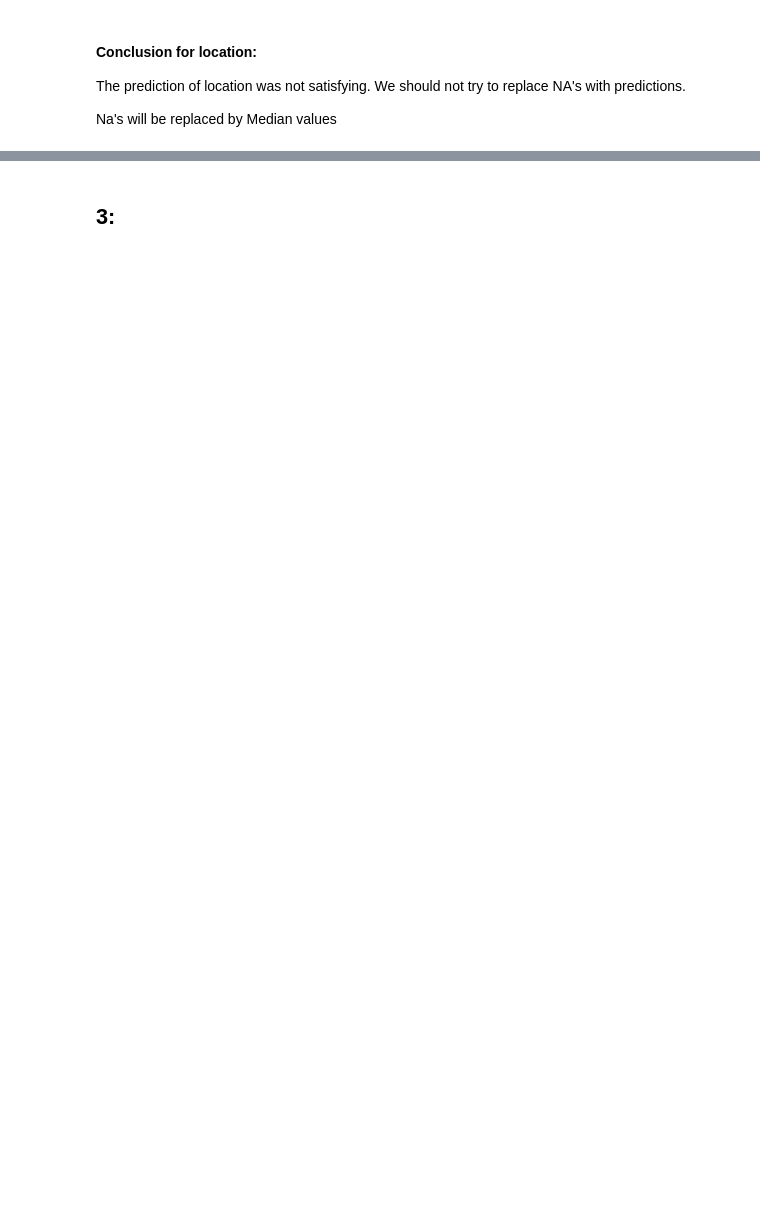
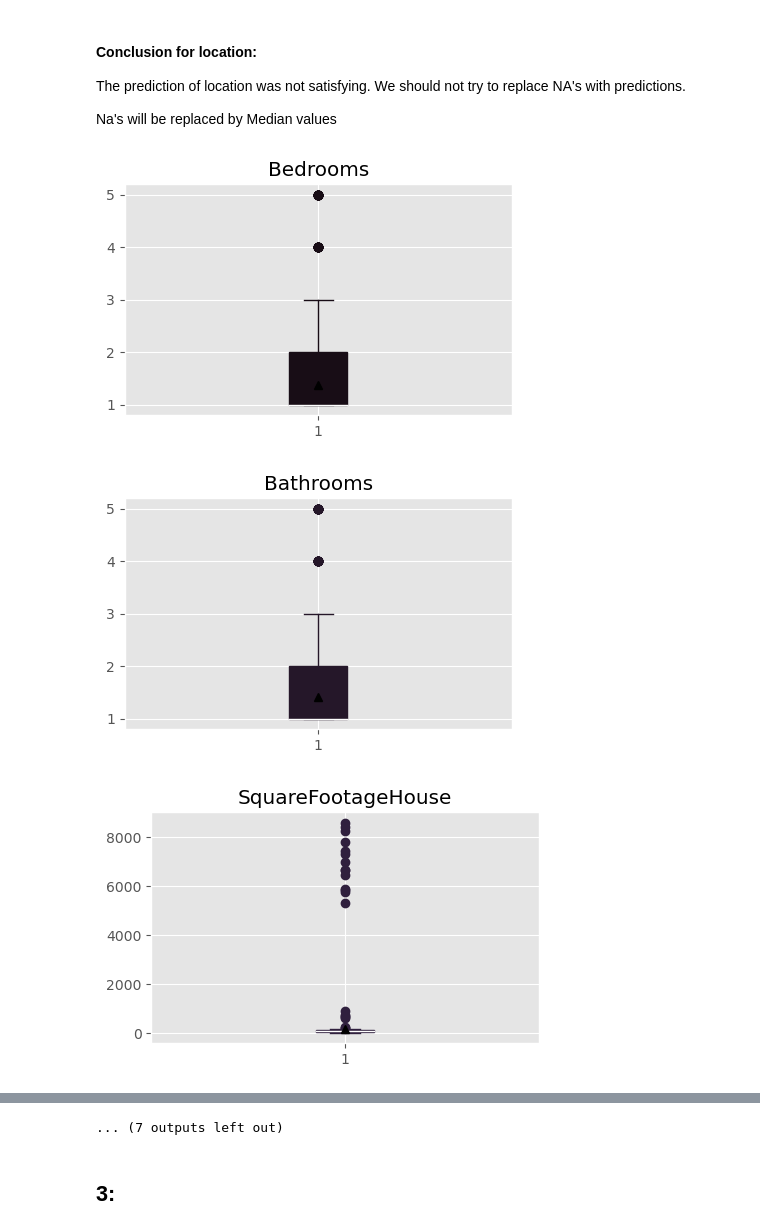
Before and after one commit to NiksSsSsSsSsS/KDDM1, a Jupyter notebook: Group Project, Group 17, EDA & Data Preprocessing.ipynb, the cells around one changed output, grey strips where cells are left out. Cells and saved outputs as stored; diff of their text form; code cells hidden in the pictures; blank space fills up the shorter version.

```diff
--- a/Group Project, Group 17, EDA & Data Preprocessing.ipynb
+++ b/Group Project, Group 17, EDA & Data Preprocessing.ipynb
@@ -485,3 +574,29 @@ df_float = df[float_columns]
 df_median = df_float.fillna(df_float.median())
 # %%
 df = df_median.copy()
+# %%
+palette = sns.color_palette("mako", len(df.columns))
+
+# Iterate over the selected columns and create box plots
+for i, col in enumerate(df.columns):
+    data = df[[col]]
+    plt.figure(figsize=(5, 3))
+
+    # Create a boxplot with the chosen color and showing the mean
+    plt.boxplot(data, showmeans=True, patch_artist=True,
+                boxprops=dict(facecolor=palette[i % len(palette)], color=palette[i % len(palette)]),
+                whiskerprops=dict(color=palette[i % len(palette)]),
+                capprops=dict(color=palette[i % len(palette)]),
+                flierprops=dict(markerfacecolor=palette[i % len(palette)], markeredgecolor=palette[i % len(palette)]),
+                medianprops=dict(color='white'),
+                meanprops=dict(markerfacecolor='black', markeredgecolor='black'))
+
+    # Set the title for the plot
+    plt.title(col)
+
+    # Show the plot
+    plt.show()
+# %% [output]
+[figure, added]
+[figure, added]
+[figure, added]
@@ -488,2 +612,3 @@ df = df_median.copy()
+... (7 outputs left out)
 # %% [markdown]
 ## 3:
```
Also changed, not shown: parts of 43 cells of this notebook.
